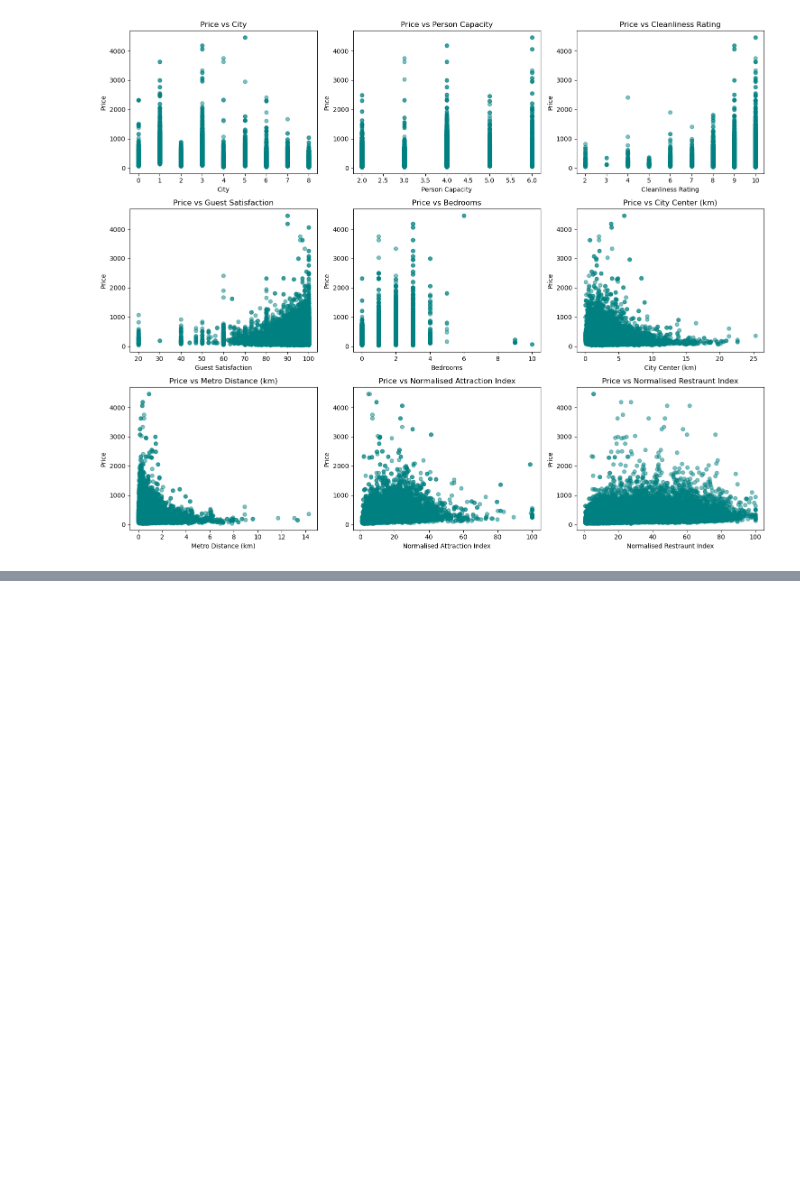
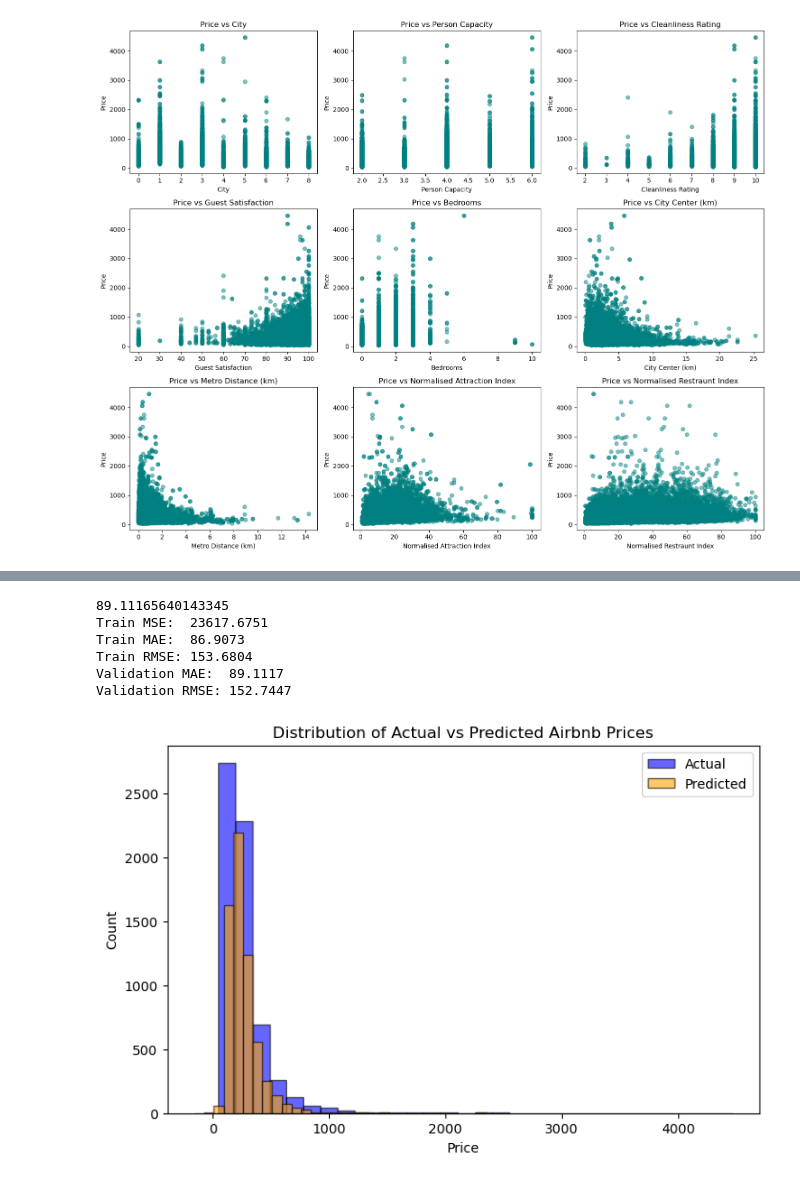
Before and after one commit to Joona1024/MLProject, a Jupyter notebook: main.ipynb, the cells around one changed output, grey strips where cells are left out. Drawn from its saved outputs; the diff is of its cells as text; code cells hidden in the pictures; blank space fills up the shorter version.

Commit message:
polynomial regression

```diff
--- a/main.ipynb
+++ b/main.ipynb
@@ -161,0 +201,51 @@ Test set: (4170, 15) (4170,)
+# %%
+# TESTING THE BEST PARAMETER COMBINATION
+
+# Step 1: Transform training and validation data with polynomial features
+poly = PolynomialFeatures(degree=3)
+X_train_poly = poly.fit_transform(X_train)
+X_val_poly = poly.transform(X_val)
+
+# Step 2:
+model = Ridge(alpha=1000)
+model.fit(X_train_poly, y_train)
+val_mae = mean_absolute_error(y_val, model.predict(X_val_poly))
+
+# Step 3: Predict
+y_train_pred = model.predict(X_train_poly)
+y_val_pred   = model.predict(X_val_poly)
+
+# Step 4: Training metrics
+train_mse  = mean_squared_error(y_train, y_train_pred)
+train_mae  = mean_absolute_error(y_train, y_train_pred)
+train_rmse = np.sqrt(train_mse)
+
+# Step 5: Validation metrics
+val_mae  = mean_absolute_error(y_val, y_val_pred)
+val_rmse = np.sqrt(mean_squared_error(y_val, y_val_pred))
+
+# Step 6: Results
+print(f"Train MSE:  {train_mse:.4f}")
+print(f"Train MAE:  {train_mae:.4f}")
+print(f"Train RMSE: {train_rmse:.4f}")
+print(f"Validation MAE:  {val_mae:.4f}")
+print(f"Validation RMSE: {val_rmse:.4f}")
+# %% [output]
+89.11165640143345
+Train MSE:  23617.6751
+Train MAE:  86.9073
+Train RMSE: 153.6804
+Validation MAE:  89.1117
+Validation RMSE: 152.7447
+# %%
+# PLOTTING THE RESULTS
+plt.figure(figsize=(8,5))
+plt.hist(y_val, bins=30, alpha=0.6, label='Actual', color='blue', edgecolor='black')
+plt.hist(y_val_pred, bins=30, alpha=0.6, label='Predicted', color='orange', edgecolor='black')
+plt.xlabel("Price")
+plt.ylabel("Count")
+plt.title("Distribution of Actual vs Predicted Airbnb Prices")
+plt.legend()
+plt.show()
+# %% [output]
+[figure, added]
```
Also changed, not shown: parts of 4 cells of this notebook, 4 other files.
